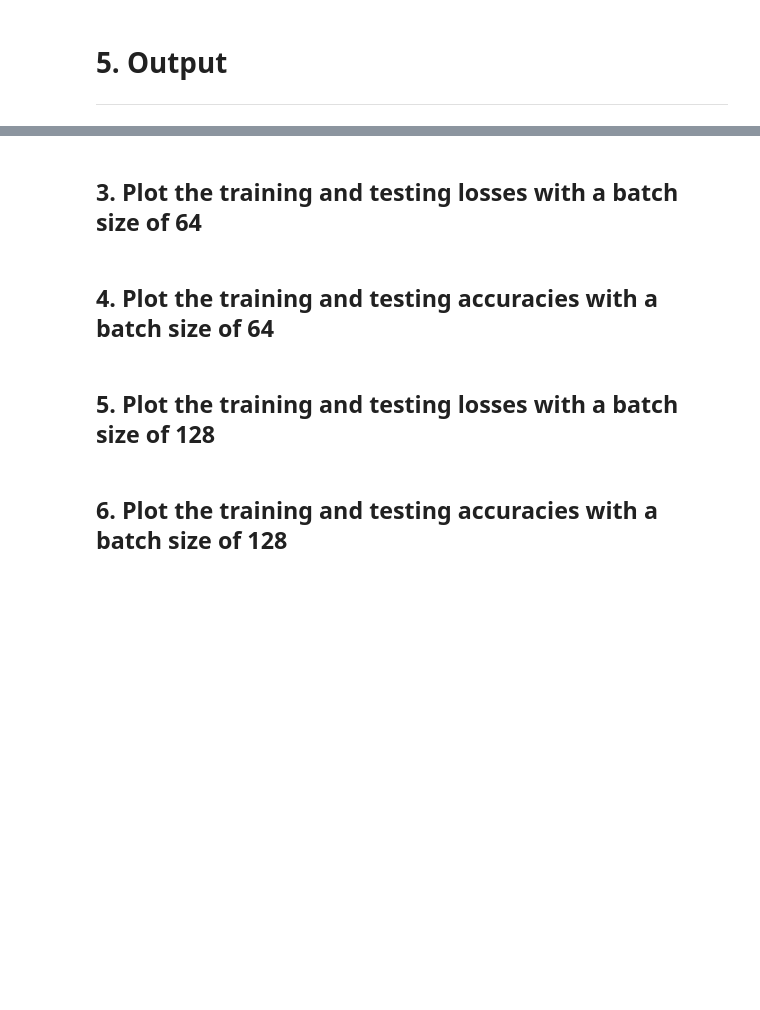
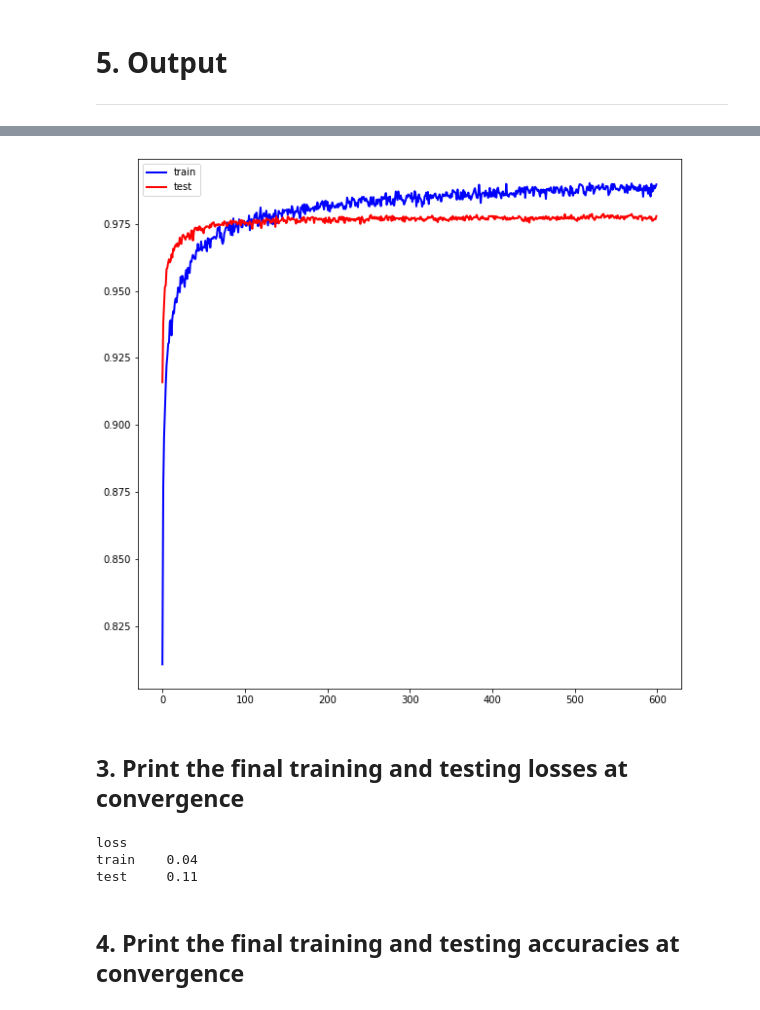
Before and after one commit to jiku100/2020-2-machine-running-proejct, a Jupyter notebook: assignment10/신석경_assignment_10.ipynb, the cells around one changed output, grey strips where cells are left out. Drawn from its saved outputs; the diff is of its cells as text; code cells hidden in the pictures; blank space fills up the shorter version.

```diff
--- a/assignment10/신석경_assignment_10.ipynb
+++ b/assignment10/신석경_assignment_10.ipynb
@@ -225,8 +233,20 @@ testing acc     0.98
+# %%
+plt.figure(figsize = (10,10))
+plt.plot(A_train, linewidth = 2, c='b', label = "train")
+plt.plot(A_test, linewidth = 2, c='r', label = "test")
+plt.legend()
+plt.show()
+# %% [output]
+[figure, added]
 # %% [markdown]
-## 3. Plot the training and testing losses with a batch size of 64
+## 3.  Print the final training and testing losses at convergence
+# %%
+print("loss")
+print("train    %.2f" %(L_train[-1]))
+print("test     %.2f" %(L_test[-1]))
+# %% [output]
+loss
+train    0.04
+test     0.11
 # %% [markdown]
-## 4. Plot the training and testing accuracies with a batch size of 64
+## 4. Print the final training and testing accuracies at convergence
-# %% [markdown]
-## 5. Plot the training and testing losses with a batch size of 128
-# %% [markdown]
-## 6. Plot the training and testing accuracies with a batch size of 128
```
Also changed, not shown: parts of 15 cells of this notebook.
